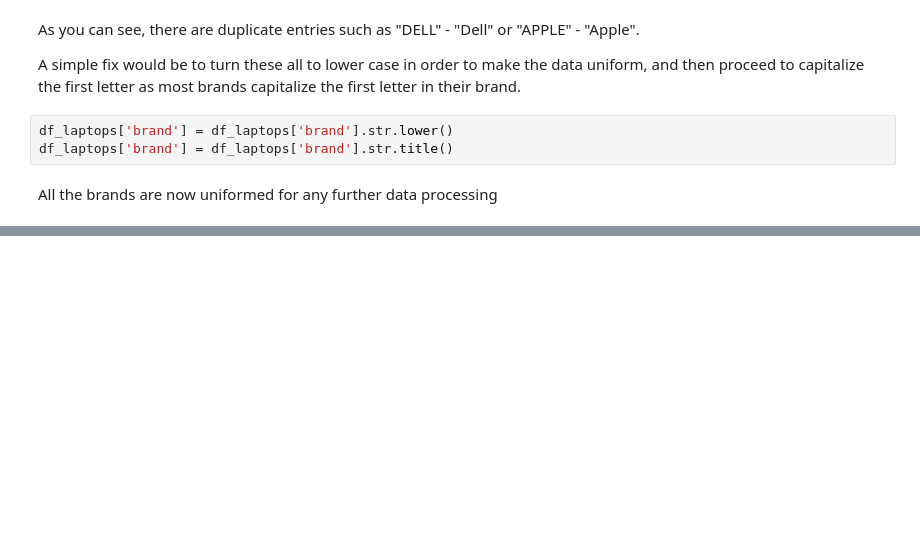
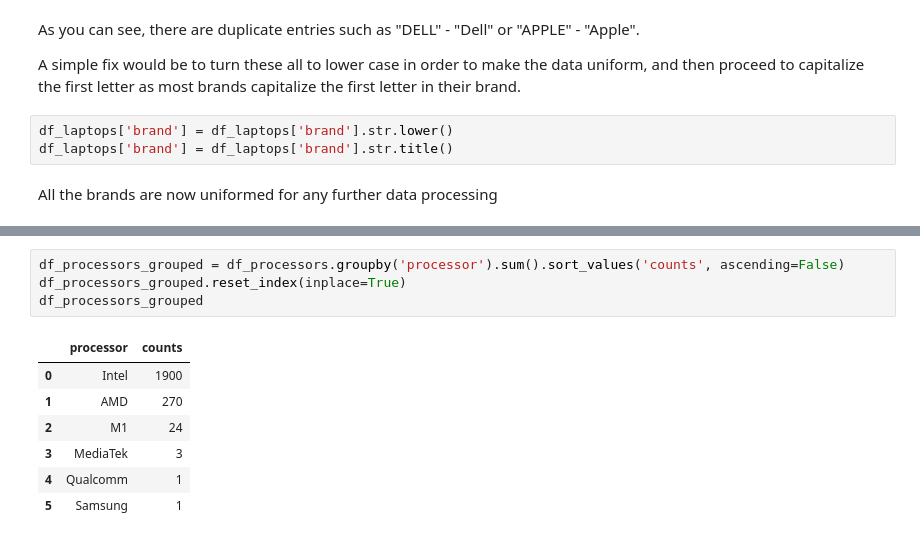
Before and after one commit to jason-9601/DATAPRE-Final, a Jupyter notebook: DATAPRE Final.ipynb, the cells around one changed output, grey strips where cells are left out. Cells and saved outputs as stored; diff of their text form; blank space fills up the shorter version.

```diff
--- a/DATAPRE Final.ipynb
+++ b/DATAPRE Final.ipynb
@@ -405,0 +451,12 @@ Name: brand, dtype: int64
+# %%
+df_processors_grouped = df_processors.groupby('processor').sum().sort_values('counts', ascending=False)
+df_processors_grouped.reset_index(inplace=True)
+df_processors_grouped
+# %% [output]
+|  | processor | counts |
+| 0 | Intel | 1900 |
+| 1 | AMD | 270 |
+| 2 | M1 | 24 |
+| 3 | MediaTek | 3 |
+| 4 | Qualcomm | 1 |
+| 5 | Samsung | 1 |
```
Also changed, not shown: parts of 13 cells of this notebook.
